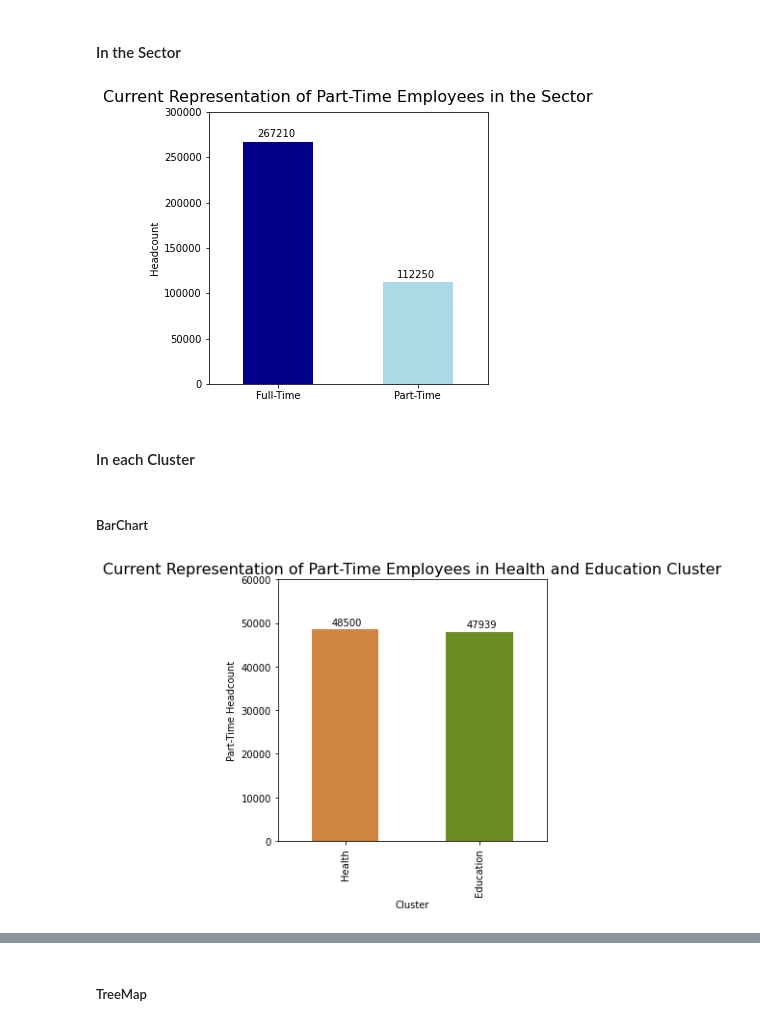
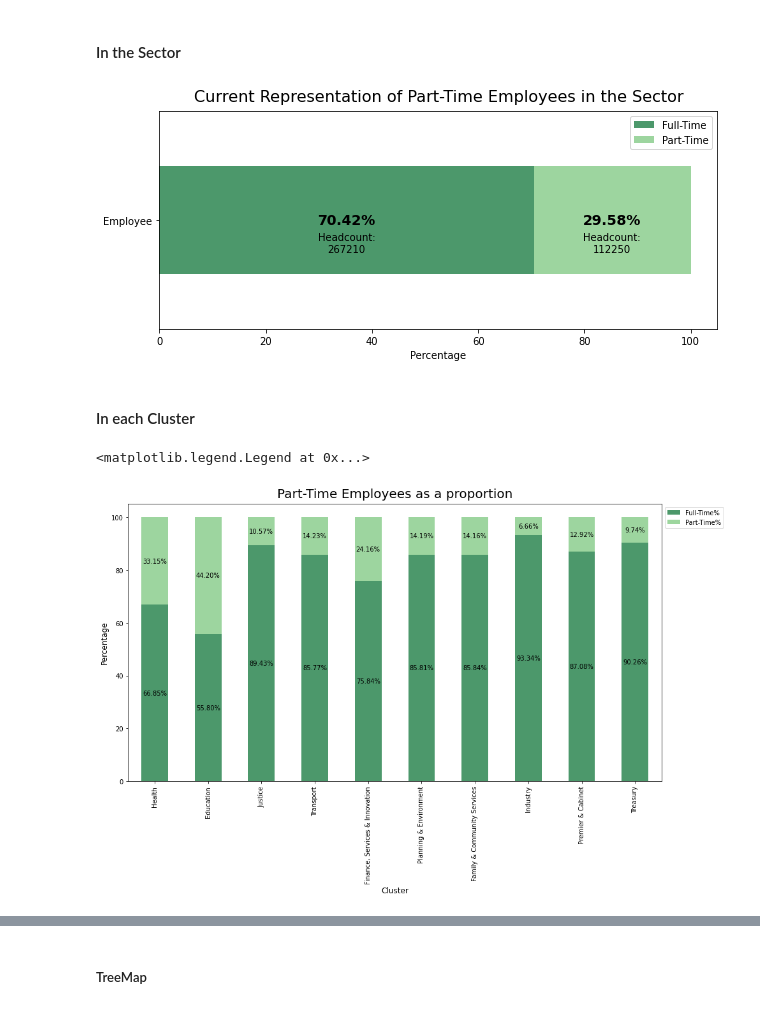
Before and after one commit to reubenbf/virtual-intern-trial, a Jupyter notebook: NSW-Government/NSW_Gov_Data_Analysis.ipynb, the cells around one changed output, grey strips where cells are left out. Cells and saved outputs as stored; diff of their text form; code cells hidden in the pictures.

```diff
--- a/NSW-Government/NSW_Gov_Data_Analysis.ipynb
+++ b/NSW-Government/NSW_Gov_Data_Analysis.ipynb
@@ -86,16 +70,27 @@ wf_total.index.names = ['Year','Employment','Gender']
+# %%
+wf_total = wf_data.loc[92][2:].groupby(level=[0,2]).sum().unstack()
+wf_total['Total'] = wf_total.sum(axis=1)
+wf_total[['Female%','Male%']] = wf_total.iloc[:,:2].apply(lambda r: r/r.sum()*100, axis=1)
+wf_total.index.name = "Year"
 # %%
-ax = wf_total.groupby(level=[0,2]).sum().unstack().plot(subplots=True, figsize=(10,15), linewidth=4, alpha=1, marker='o',
+ax = wf_total.plot(subplots=True, figsize=(10,20), linewidth=4, alpha=1, marker='o',
                       markeredgecolor='#6684c1', markerfacecolor='w', markersize=8, markeredgewidth=2,legend=False, rot=0)
 
-ax[0].set_title("Trend over time in Female and Male Employment", fontdict={'size':18}, pad=20)
 
-for a in ax:
+for i, a in enumerate(ax):
   a.yaxis.grid(True)
-  a.set_xticks(list(wf_total.index.get_level_values(0).unique()))
+  a.set_xticks(list(wf_total.index))
+  a.set_ylabel("{} Headcount".format(wf_total.columns[i]))
+  a.set_xlabel("Year")
+  a.set_title("Trend over time in {} Employment".format(wf_total.columns[i]), fontdict={'size':15}, pad=10)
+  if i in (3,4):
+    for j, txt in enumerate(wf_total.iloc[:,i]):
+      a.annotate("{:.2f}%".format(txt), (wf_total.index[j], wf_total.iloc[j,i]), ha='center', va='bottom', fontsize=12)
+
 
 ax[0].set_ylim([240000,250000])
 ax[1].set_ylim([130000,140000])
-
-ax[0].set_ylabel("Female Headcount")
-ax[1].set_ylabel("Male Headcount")
+ax[2].set_ylim([374000,385000])
+ax[3].set_ylim([63,67])
+ax[4].set_ylim([34,37])
 # %% [output]
@@ -105,18 +100,22 @@ Text(0, 0.5, 'Male Headcount')
 ### Current Representation of Part-Time Employees in the Sector and in  each Cluster
 # %% [markdown]
 #### In the Sector
+# %%
+wf_pt = wf_data.loc[93,2018].unstack(level=0).loc[['Female'],:]
+wf_pt.loc[1,:] = wf_pt.apply(lambda r: r/r.sum()*100, axis=1).squeeze()
+wf_pt.rename(index={1:"Employee"}, inplace=True)
 # %%
-ax = wf_data.loc[93,2018].xs("Female", level=1).plot.bar(color=random.choices(all_colors, k=2), figsize=(5,5), rot=0)
-ax.set_ylabel("Headcount")
+c = ["#006D2C","#74C476"]
+ax = wf_pt.loc[['Employee'],:].plot.barh(stacked=True, color=c, alpha=0.7, figsize=(10,4))
 ax.set_title("Current Representation of Part-Time Employees in the Sector", fontdict={'size':16}, pad=10)
-ax.set_ylim(0, 300000)
-
-for p in ax.patches:
-    width, height = p.get_width(), p.get_height()
-    x, y = p.get_xy()
-    ax.annotate('{}'.format(int(height)), (x + 0.1, y + height + 5000))
+ax.set_xlabel("Percentage")
+for i, p in enumerate(ax.patches):
+  width, height = p.get_width(), p.get_height()
+  x, y = p.get_xy()
+  ax.annotate('{:.2f}%'.format(width), (x + width/2, y + height/2), ha="center", va="center",fontsize=14, fontweight='bold')
+  ax.annotate('Headcount:\n{}'.format(int(wf_pt.iloc[0,i])), (x + width/2, y + height/3.5), ha="center", va="center")
 # %% [output]
-[figure, old version]
+[figure, new version]
 # %% [markdown]
 #### In each Cluster
 # %%
@@ -127,17 +126,14 @@ wf_curr_pt = wf_curr.xs('Part-Time', level=1, axis=1).sum(axis=1).sort_values(as
-# %% [markdown]
-##### BarChart
 # %%
-n = len(wf_curr_pt[:2])+1
-c = random.choices(all_colors, k=n)
-
-ax = wf_curr_pt[:2].plot(kind='bar', figsize=(5,5), rot=90, color=c)
-ax.set_ylabel("Part-Time Headcount")
-ax.set_title("Current Representation of Part-Time Employees in Health and Education Cluster", fontdict={'size':16})
-ax.set_ylim(0, 60000)
-
+c = ["#006D2C","#74C476"]
+ax = wf_curr.iloc[:,2:].plot.bar(stacked=True, color=c, alpha=0.7, figsize=(15,8))
+ax.set_ylabel("Percentage", fontdict={'size':12})
+ax.set_xlabel("Cluster",fontdict={'size':12})
+ax.set_title("Part-Time Employees as a proportion", fontdict={'size':20}, pad=10)
 for p in ax.patches:
-    width, height = p.get_width(), p.get_height()
-    x, y = p.get_xy()
-    ax.annotate('{}'.format(int(height)), (x + 0.15, y + height + 1000))
+  width, height = p.get_width(), p.get_height()
+  x, y = p.get_xy()
+  ax.annotate('{:.2f}%'.format(height), (x + 0.25, y + height/2),ha="center", va="center")
+ax.legend(bbox_to_anchor=(1, 1))
 # %% [output]
+<matplotlib.legend.Legend at 0x...>
-[figure, old version]
+[figure, new version]
```
Also changed, not shown: parts of 11 cells of this notebook.
